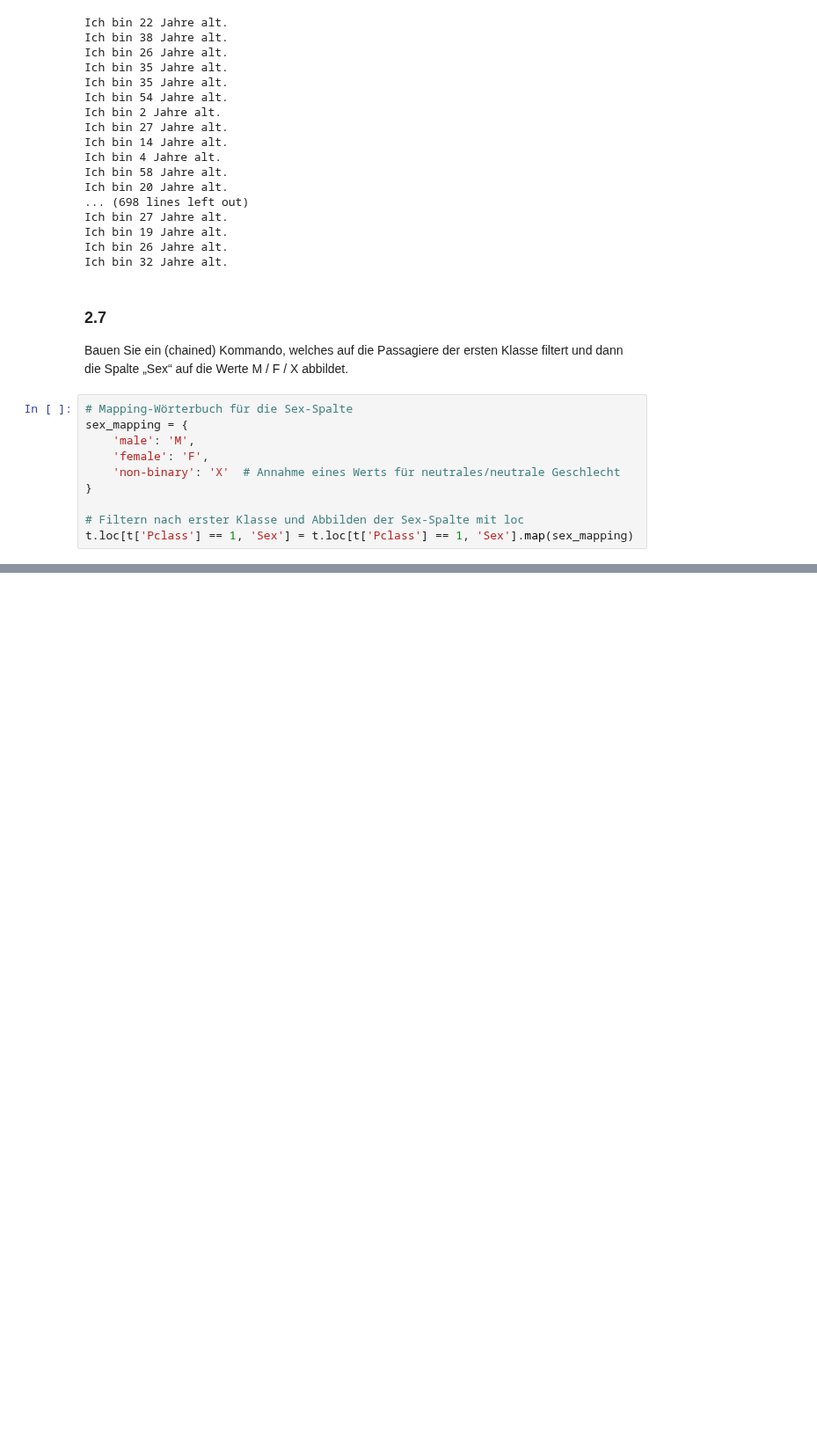
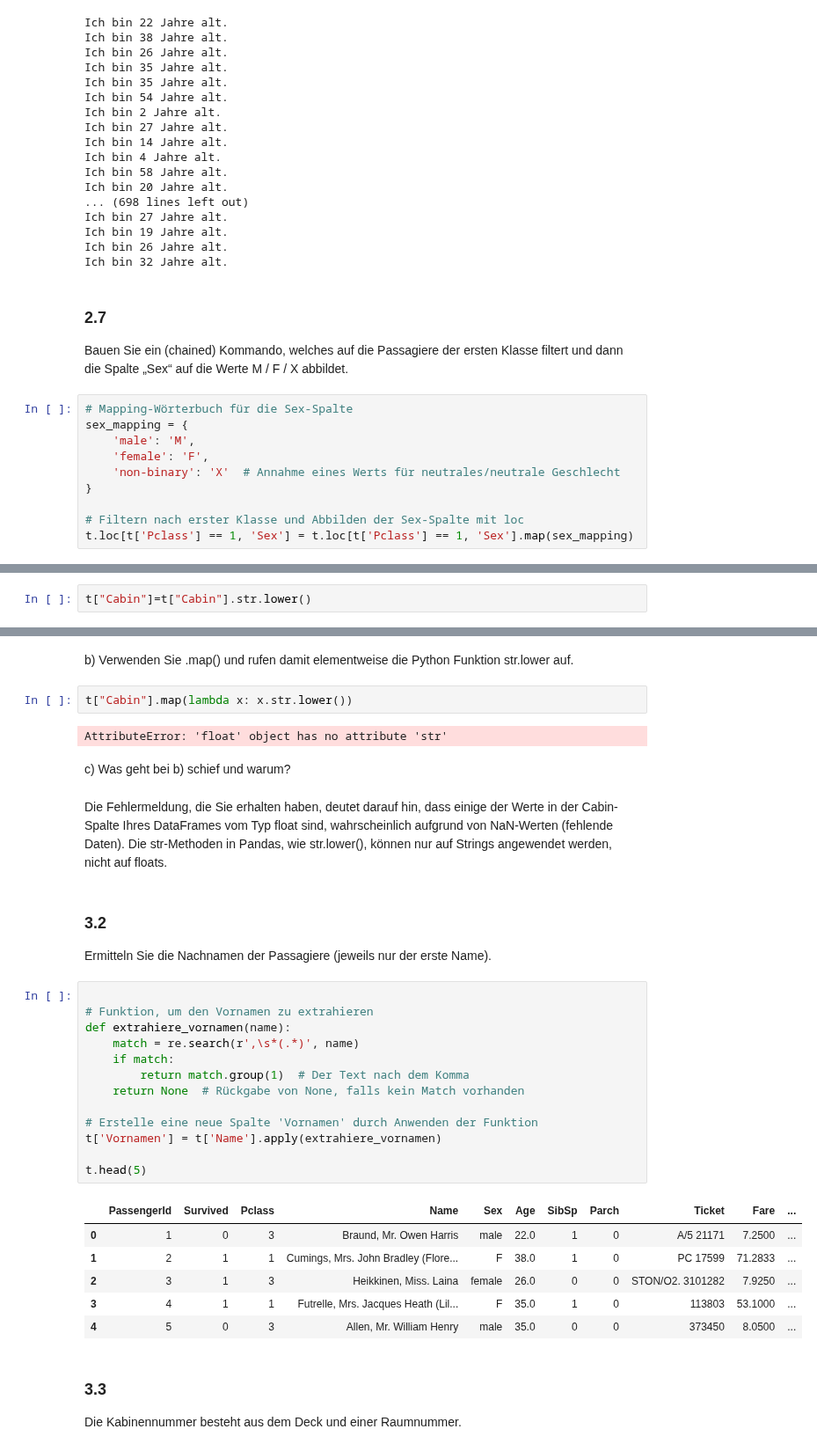
Before and after one commit to OOS-Team/DsKi_DataPreparation, a Jupyter notebook: Aufgabe2_1_2_3.ipynb, the cells around one changed output, grey strips where cells are left out. Shown at 88% size. Cells and saved outputs as stored; diff of their text form; blank space fills up the shorter version.

```diff
--- a/Aufgabe2_1_2_3.ipynb
+++ b/Aufgabe2_1_2_3.ipynb
@@ -300,0 +307,2 @@ t.head(10)
+# %%
+t["Cabin"]=t["Cabin"].str.lower()
@@ -300,0 +323,39 @@ t.head(10)
+# %% [markdown]
+
+b) Verwenden Sie .map() und rufen damit elementweise die Python Funktion str.lower auf.
+# %%
+t["Cabin"].map(lambda x: x.str.lower())
+# %% [output]
+AttributeError: 'float' object has no attribute 'str'
+# %% [markdown]
+
+c) Was geht bei b) schief und warum?
+# %% [markdown]
+Die Fehlermeldung, die Sie erhalten haben, deutet darauf hin, dass einige der Werte in der Cabin-Spalte Ihres DataFrames vom Typ float sind, wahrscheinlich aufgrund von NaN-Werten (fehlende Daten). Die str-Methoden in Pandas, wie str.lower(), können nur auf Strings angewendet werden, nicht auf floats.
+# %% [markdown]
+### 3.2
+
+Ermitteln Sie die Nachnamen der Passagiere (jeweils nur der erste Name).
+# %%
+
+# Funktion, um den Vornamen zu extrahieren
+def extrahiere_vornamen(name):
+    match = re.search(r',\s*(.*)', name)
+    if match:
+        return match.group(1)  # Der Text nach dem Komma
+    return None  # Rückgabe von None, falls kein Match vorhanden
+
+# Erstelle eine neue Spalte 'Vornamen' durch Anwenden der Funktion
+t['Vornamen'] = t['Name'].apply(extrahiere_vornamen)
+
+t.head(5)
+# %% [output]
+|  | PassengerId | Survived | Pclass | Name | Sex | Age | SibSp | Parch | Ticket | Fare | ... |
+| 0 | 1 | 0 | 3 | Braund, Mr. Owen Harris | male | 22.0 | 1 | 0 | A/5 21171 | 7.2500 | ... |
+| 1 | 2 | 1 | 1 | Cumings, Mrs. John Bradley (Flore... | F | 38.0 | 1 | 0 | PC 17599 | 71.2833 | ... |
+| 2 | 3 | 1 | 3 | Heikkinen, Miss. Laina | female | 26.0 | 0 | 0 | STON/O2. 3101282 | 7.9250 | ... |
+| 3 | 4 | 1 | 1 | Futrelle, Mrs. Jacques Heath (Lil... | F | 35.0 | 1 | 0 | 113803 | 53.1000 | ... |
+| 4 | 5 | 0 | 3 | Allen, Mr. William Henry | male | 35.0 | 0 | 0 | 373450 | 8.0500 | ... |
+# %% [markdown]
+### 3.3
+Die Kabinennummer besteht aus dem Deck und einer Raumnummer.
```
Also changed, not shown: parts of 10 cells of this notebook.
